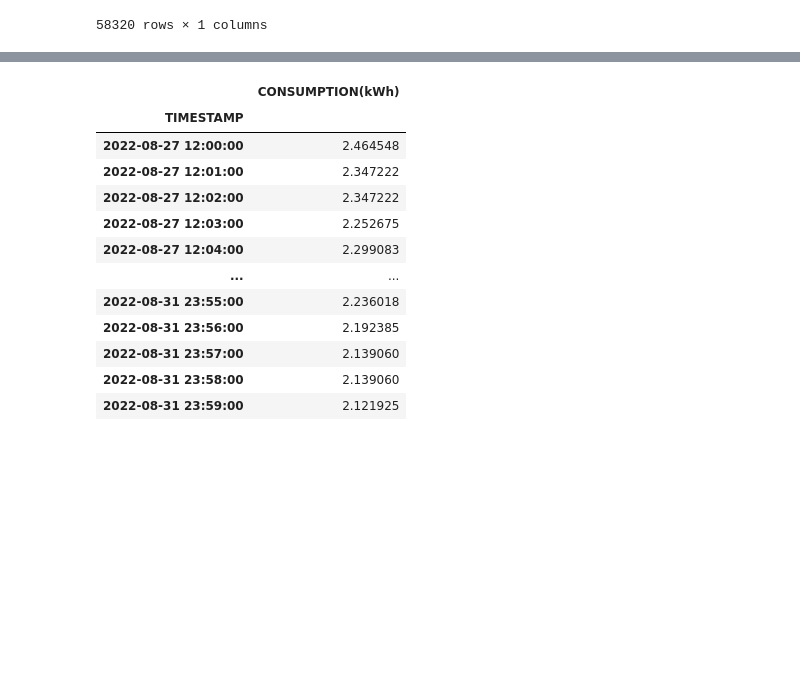
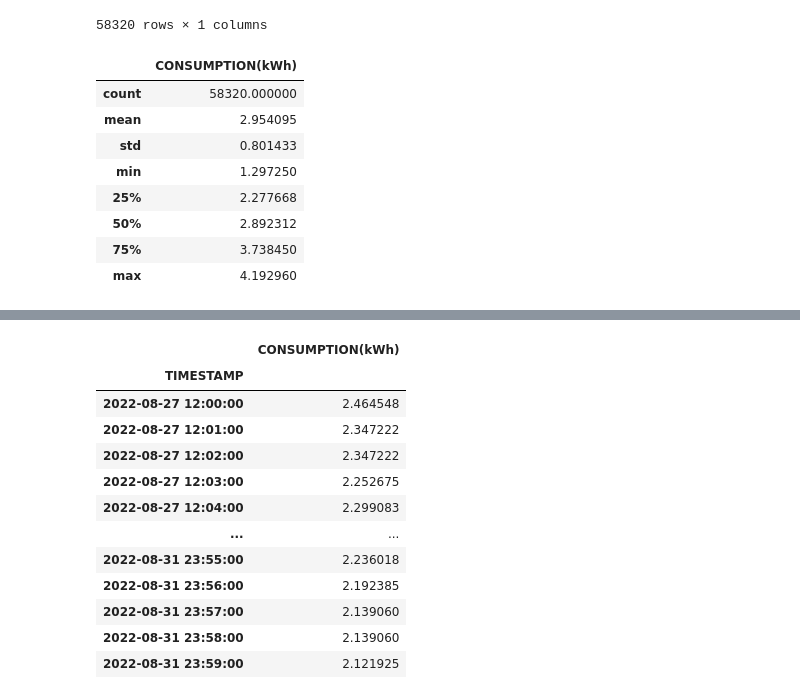
Before and after one commit to youngseonseo/BEMS, a Jupyter notebook: ai/ESS/summer.ipynb, the cells around one changed output, grey strips where cells are left out. Saved outputs shown, nothing was run; the diff lists cells and outputs as text; code cells hidden in the pictures; blank space fills up the shorter version.

```diff
--- a/ai/ESS/summer.ipynb
+++ b/ai/ESS/summer.ipynb
@@ -156,3 +156,15 @@ train_df
 | 2022-08-27 11:58:00 | 2.447145 |
 | 2022-08-27 11:59:00 | 2.447145 |
 58320 rows × 1 columns
+# %%
+train_df.describe()
+# %% [output]
+|  | CONSUMPTION(kWh) |
+| count | 58320.000000 |
+| mean | 2.954095 |
+| std | 0.801433 |
+| min | 1.297250 |
+| 25% | 2.277668 |
+| 50% | 2.892312 |
+| 75% | 3.738450 |
+| max | 4.192960 |
```
Also changed, not shown: parts of 1 cell of this notebook, 6 other files.
